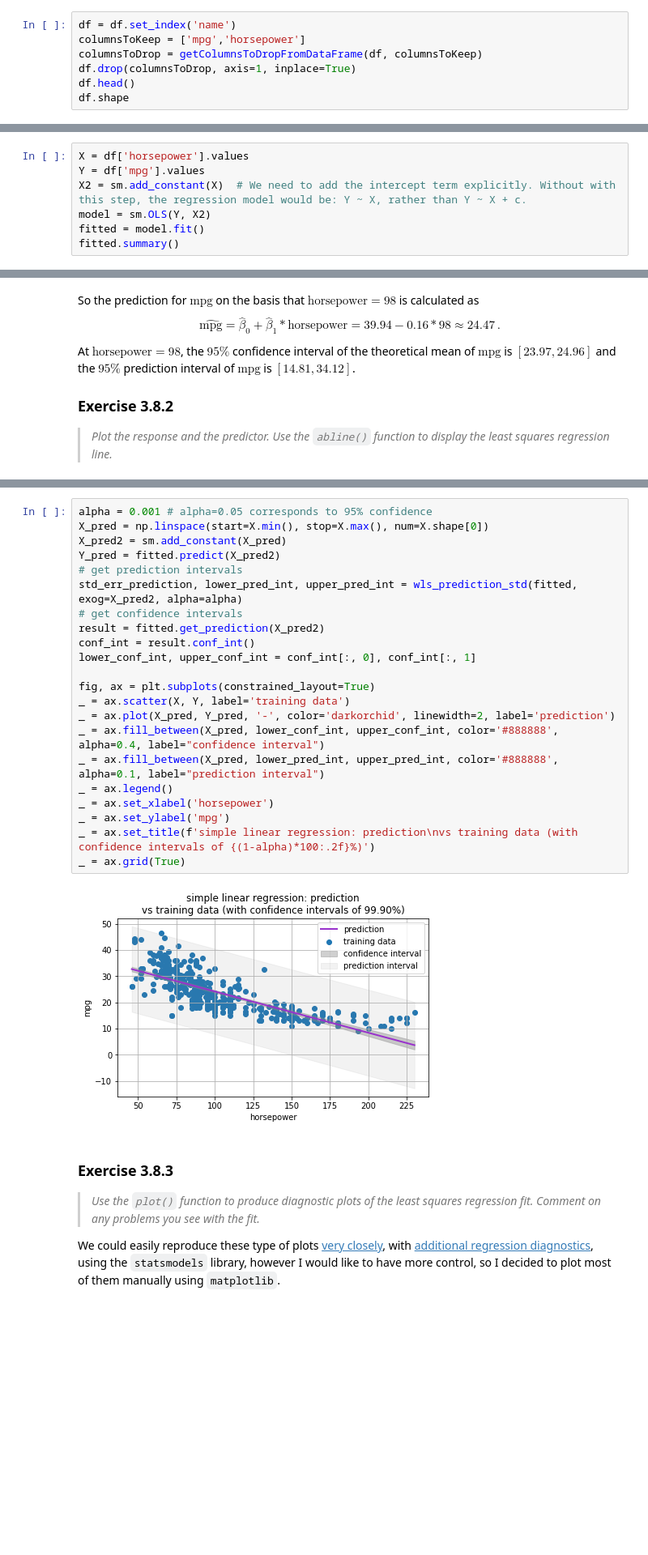
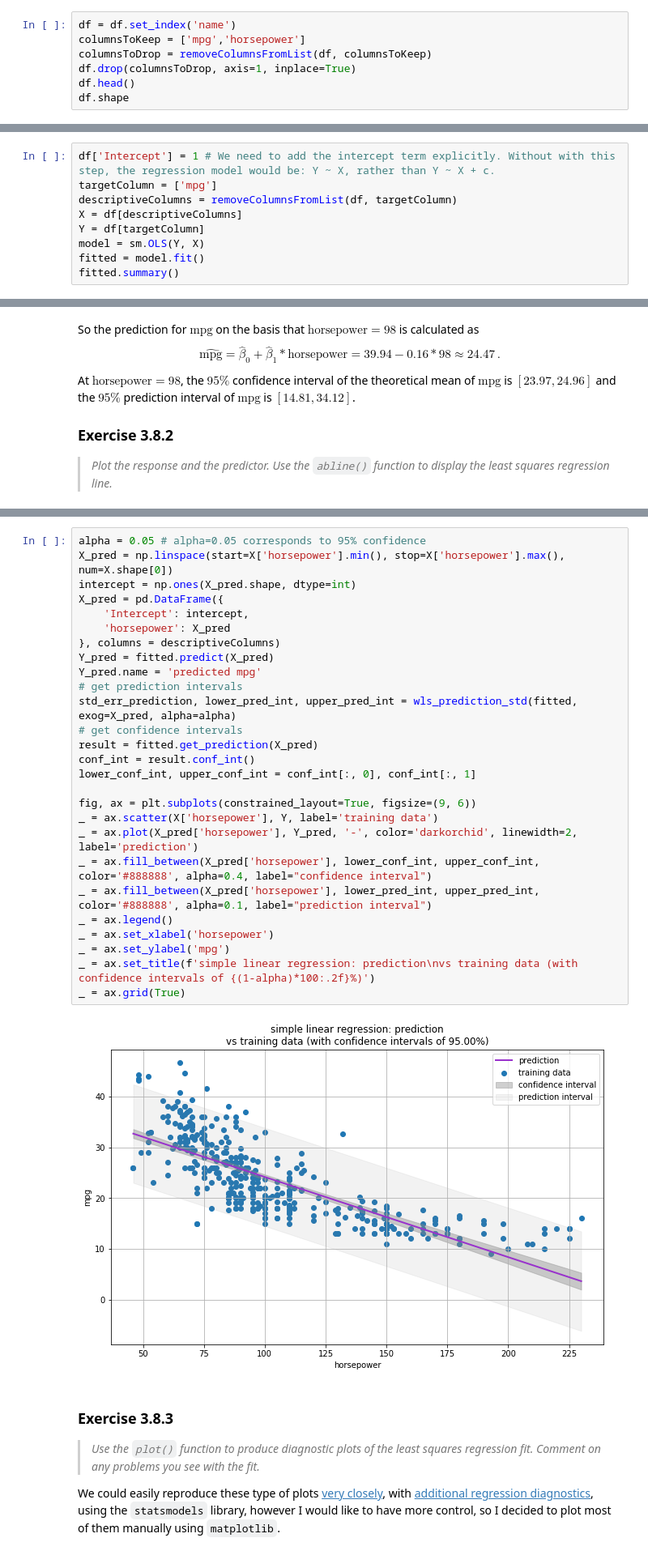
Before and after one commit to HerrBroekman/Python-solutions-for-An-Introduction-to-Statistical-Learning, a Jupyter notebook: Chapter3/Exercise8/3_8.ipynb, the cells around one changed output, grey strips where cells are left out. Shown at 81% size. Drawn from its saved outputs; the diff is of its cells as text; blank space fills up the shorter version.

```diff
--- a/Chapter3/Exercise8/3_8.ipynb
+++ b/Chapter3/Exercise8/3_8.ipynb
@@ -50,7 +48,7 @@ df.head()
 # %%
 df = df.set_index('name')
 columnsToKeep = ['mpg','horsepower']
-columnsToDrop = getColumnsToDropFromDataFrame(df, columnsToKeep)
+columnsToDrop = removeColumnsFromList(df, columnsToKeep)
 df.drop(columnsToDrop, axis=1, inplace=True)
 df.head()
 df.shape
@@ -103,10 +101,12 @@ _ = pd.plotting.scatter_matrix(df, figsize=(9, 6))
 
 <p>We use the <code>statsmodels</code> library to produce these summary statistics.</p>
 # %%
-X = df['horsepower'].values
-Y = df['mpg'].values
-X2 = sm.add_constant(X)  # We need to add the intercept term explicitly. Without with this step, the regression model would be: Y ~ X, rather than Y ~ X + c.
-model = sm.OLS(Y, X2)
+df['Intercept'] = 1 # We need to add the intercept term explicitly. Without with this step, the regression model would be: Y ~ X, rather than Y ~ X + c.
+targetColumn = ['mpg']
+descriptiveColumns = removeColumnsFromList(df, targetColumn)
+X = df[descriptiveColumns]
+Y = df[targetColumn]
+model = sm.OLS(Y, X)
 fitted = model.fit()
 fitted.summary()
 # %% [output]
@@ -190,27 +206,32 @@ At $\mathrm{horsepower}=98$, the $95 \%$ confidence interval of the theoretical
 # %%
-alpha = 0.001 # alpha=0.05 corresponds to 95% confidence
-X_pred = np.linspace(start=X.min(), stop=X.max(), num=X.shape[0])
-X_pred2 = sm.add_constant(X_pred)
-Y_pred = fitted.predict(X_pred2)
+alpha = 0.05 # alpha=0.05 corresponds to 95% confidence
+X_pred = np.linspace(start=X['horsepower'].min(), stop=X['horsepower'].max(), num=X.shape[0])
+intercept = np.ones(X_pred.shape, dtype=int)
+X_pred = pd.DataFrame({
+    'Intercept': intercept,
+    'horsepower': X_pred
+}, columns = descriptiveColumns)
+Y_pred = fitted.predict(X_pred)
+Y_pred.name = 'predicted mpg'
 # get prediction intervals
-std_err_prediction, lower_pred_int, upper_pred_int = wls_prediction_std(fitted, exog=X_pred2, alpha=alpha)
+std_err_prediction, lower_pred_int, upper_pred_int = wls_prediction_std(fitted, exog=X_pred, alpha=alpha)
 # get confidence intervals
-result = fitted.get_prediction(X_pred2)
+result = fitted.get_prediction(X_pred)
 conf_int = result.conf_int()
 lower_conf_int, upper_conf_int = conf_int[:, 0], conf_int[:, 1]
 
-fig, ax = plt.subplots(constrained_layout=True)
-_ = ax.scatter(X, Y, label='training data')
-_ = ax.plot(X_pred, Y_pred, '-', color='darkorchid', linewidth=2, label='prediction')
-_ = ax.fill_between(X_pred, lower_conf_int, upper_conf_int, color='#888888', alpha=0.4, label="confidence interval")
-_ = ax.fill_between(X_pred, lower_pred_int, upper_pred_int, color='#888888', alpha=0.1, label="prediction interval")
+fig, ax = plt.subplots(constrained_layout=True, figsize=(9, 6))
+_ = ax.scatter(X['horsepower'], Y, label='training data')
+_ = ax.plot(X_pred['horsepower'], Y_pred, '-', color='darkorchid', linewidth=2, label='prediction')
+_ = ax.fill_between(X_pred['horsepower'], lower_conf_int, upper_conf_int, color='#888888', alpha=0.4, label="confidence interval")
+_ = ax.fill_between(X_pred['horsepower'], lower_pred_int, upper_pred_int, color='#888888', alpha=0.1, label="prediction interval")
 _ = ax.legend()
 _ = ax.set_xlabel('horsepower')
 _ = ax.set_ylabel('mpg')
 _ = ax.set_title(f'simple linear regression: prediction\nvs training data (with confidence intervals of {(1-alpha)*100:.2f}%)')
 _ = ax.grid(True)
 # %% [output]
-[figure, old version]
+[figure, new version]
 # %% [markdown]
 <h3>Exercise 3.8.3</h3>
 <blockquote>
```
Also changed, not shown: parts of 11 cells of this notebook, 2 other files.
